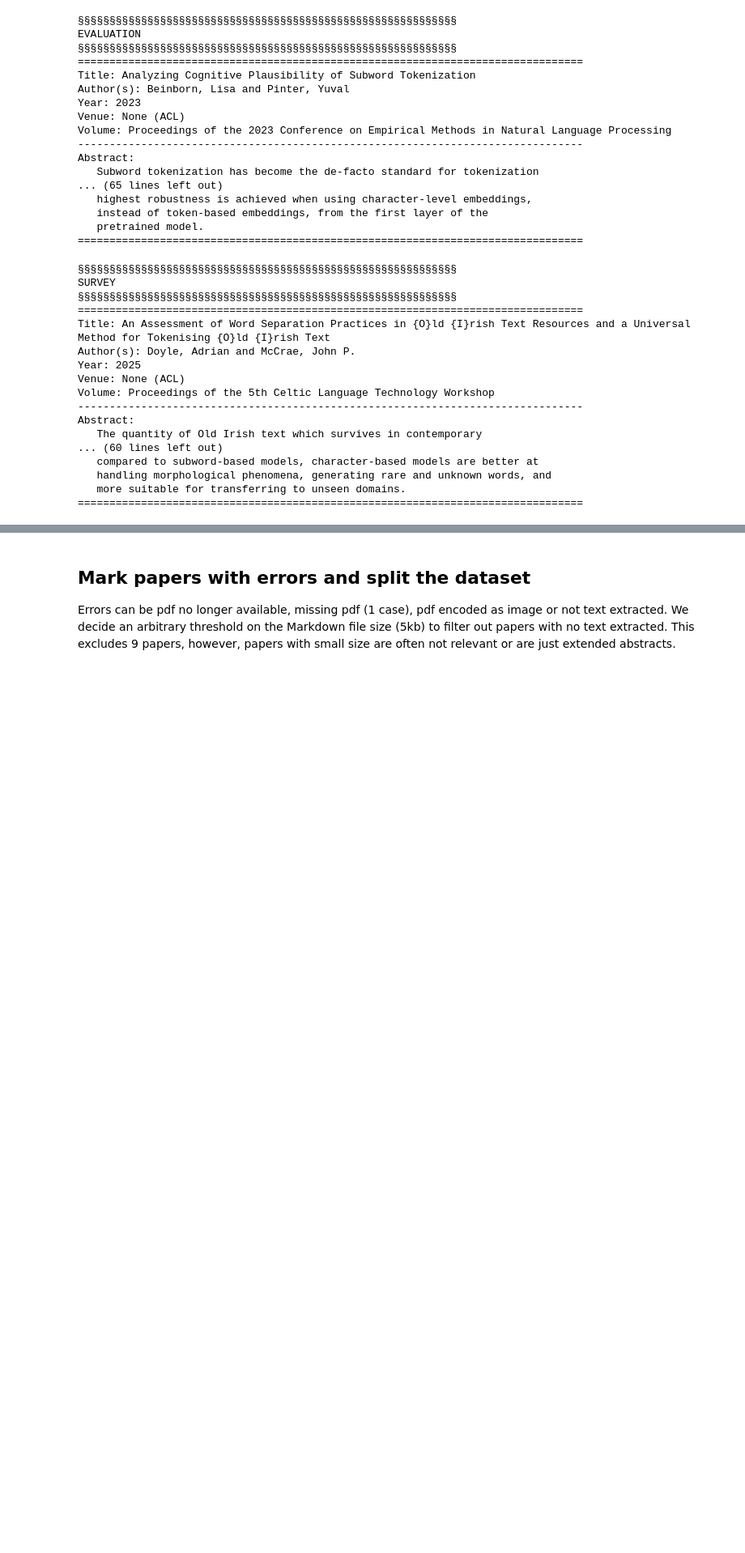
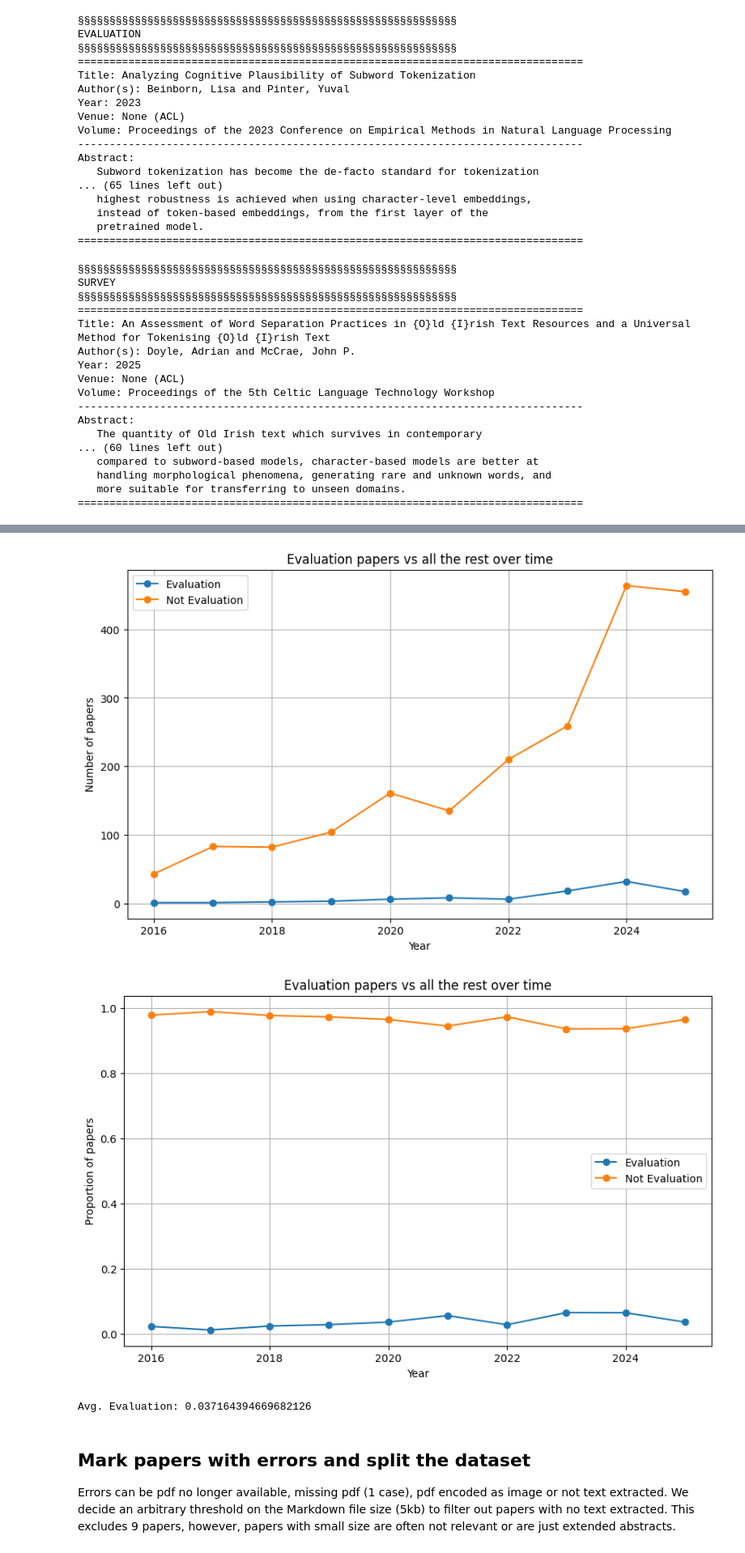
Before and after one commit to GianlucaVico/TalkAboutTokenization, a Jupyter notebook: initial_da.ipynb, the cells around one changed output, grey strips where cells are left out. Shown at 81% size. Saved outputs shown, nothing was run; the diff lists cells and outputs as text; code cells hidden in the pictures; blank space fills up the shorter version.

```diff
--- a/initial_da.ipynb
+++ b/initial_da.ipynb
@@ -427,3 +440,36 @@ real_tokenization.to_json('data/real_tokenization.jsonl', orient='records', line
+# %%
+# Evaluation papers vs all the rest over time, line
+
+range_years = list(range(2016, 2025+1))
+eval_years = collections.Counter([y for l, y in zip(labels, years) if "Evaluation" in l])
+eval_counts = [eval_years.get(i, 0) for i in range_years]
+not_eval_years = collections.Counter([y for l, y in zip(labels, years) if "Evaluation" not in l])
+not_eval_counts = [not_eval_years.get(i, 0) for i in range_years]
+
+plt.figure(figsize=(10, 6))
+plt.plot(range_years, eval_counts, marker='o', label="Evaluation")
+plt.plot(range_years, not_eval_counts, marker='o', label="Not Evaluation")
+plt.title("Evaluation papers vs all the rest over time")
+plt.xlabel("Year")
+plt.ylabel("Number of papers")
+plt.legend()
+plt.grid(True)
+plt.show()
+
+plt.figure(figsize=(10, 6))
+plt.plot(range_years, [i/(i+j) for i,j in zip(eval_counts, not_eval_counts)], marker='o', label="Evaluation")
+plt.plot(range_years, [i/(i+j) for i,j in zip(not_eval_counts, eval_counts)], marker='o', label="Not Evaluation")
+plt.title("Evaluation papers vs all the rest over time")
+plt.xlabel("Year")
+plt.ylabel("Proportion of papers")
+plt.legend()
+plt.grid(True)
+plt.show()
+print("Avg. Evaluation:", sum([i/(i+j) for i,j in zip(eval_counts, not_eval_counts)]) / len(range_years))
+# %% [output]
+[figure, added]
+[figure, added]
+Avg. Evaluation: 0.037164394669682126
 # %% [markdown]
 ## Mark papers with errors and split the dataset
 
```
Also changed, not shown: parts of 29 cells of this notebook, 13 other files.
